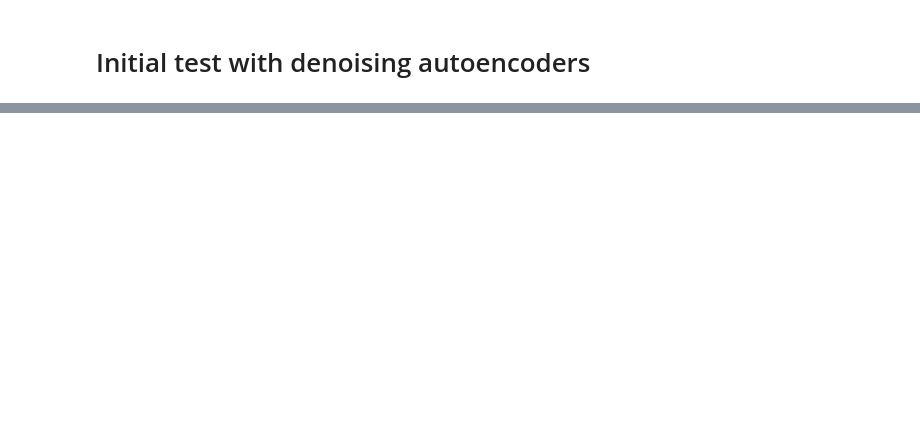
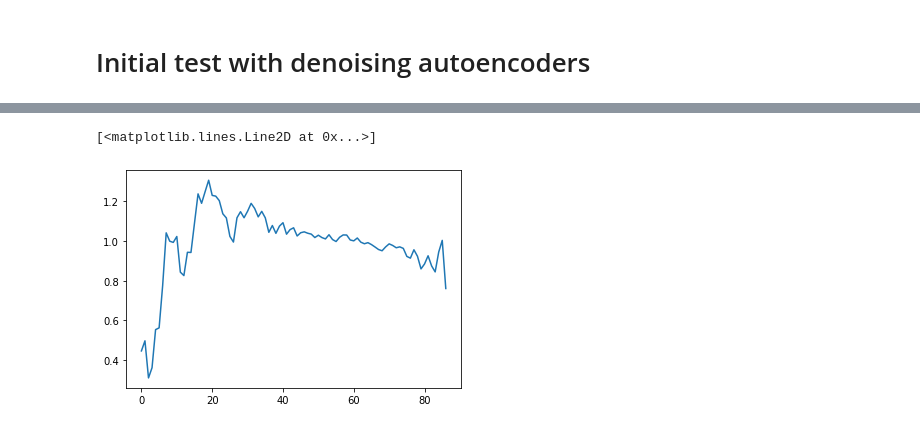
Before and after one commit to larapq/GaiaExtinction, a Jupyter notebook: data_parsing_test.ipynb, the cells around one changed output, grey strips where cells are left out. Cells and saved outputs as stored; diff of their text form; code cells hidden in the pictures; blank space fills up the shorter version.

```diff
--- a/data_parsing_test.ipynb
+++ b/data_parsing_test.ipynb
@@ -140,0 +229,5 @@ plt.plot()
+# %%
+plt.plot(x_test_noisy[plt_idx])
+# %% [output]
+[<matplotlib.lines.Line2D at 0x...>]
+[figure, added]
```
Also changed, not shown: parts of 14 cells of this notebook.
